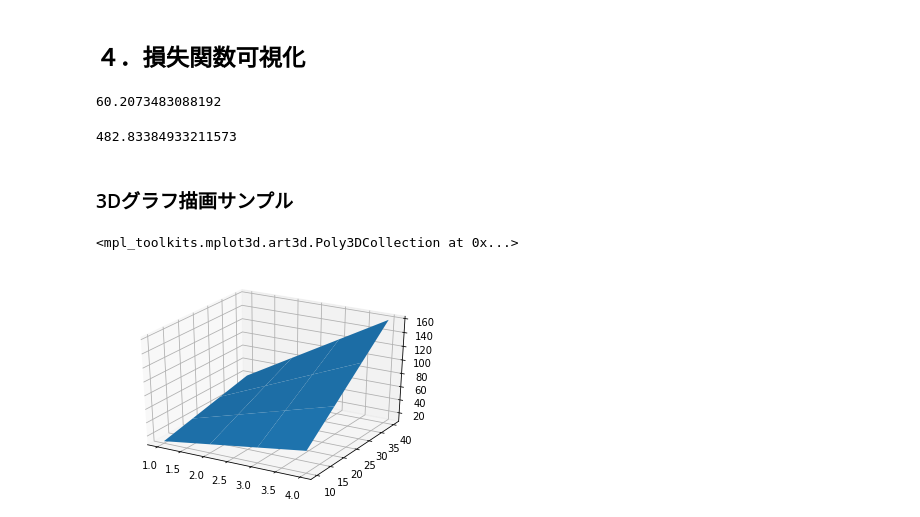
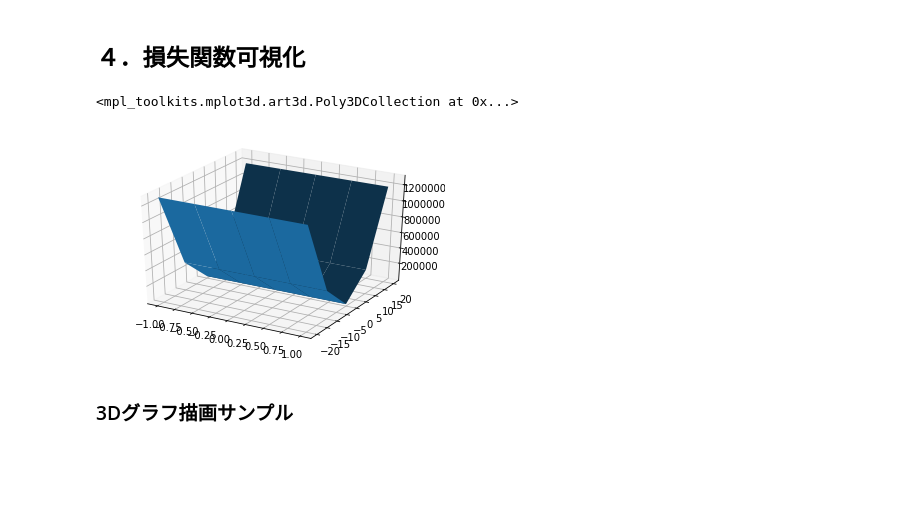
Before and after one commit to takunton/ds, a Jupyter notebook: work/ds_ml/udemy/section3_GradientDescent.ipynb, the cells around one changed output. Cells and saved outputs as stored; diff of their text form; code cells hidden in the pictures; blank space fills up the shorter version.

Commit message:
update 3d_graph

```diff
--- a/work/ds_ml/udemy/section3_GradientDescent.ipynb
+++ b/work/ds_ml/udemy/section3_GradientDescent.ipynb
@@ -45,14 +45,6 @@ Util.MlUtil.const_func(x=df['space'], y=df['rent'], theta_0=5, theta_1=7)
 138703.20244638805
 # %% [markdown]
 ## ４．損失関数可視化
-# %%
-Util.MlUtil.const_func(x=df['space'], y=df['rent'], theta_0=0.5, theta_1=0.5)
-# %% [output]
-60.2073483088192
-# %%
-Util.MlUtil.const_func(x=df['space'], y=df['rent'], theta_0=0, theta_1=0)
-# %% [output]
-482.83384933211573
 # %%
 import numpy as np
 import matplotlib.pyplot as plt
@@ -60,24 +53,19 @@ from mpl_toolkits.mplot3d import Axes3D
+# %%
+# 軸を定義
+x = np.linspace(-1, 1, 5)
+y = np.linspace(-20, 20, 5)
+
+# 配列の要素から格子列を生成する
+X, Y = np.meshgrid(x, y)
+# %%
+z = [Util.MlUtil.const_func(x=df['space'], y=df['rent'], theta_0=x, theta_1=y) for x, y in product(x, y)]
+z = np.array(z)
+Z = z.reshape(len(x), len(y))
+# %%
+ax = plt.axes(projection='3d')
+ax.plot_surface(X.T, Y.T, Z)
+# %% [output]
+<mpl_toolkits.mplot3d.art3d.Poly3DCollection at 0x...>
+[figure, added]
 # %% [markdown]
 ### 3Dグラフ描画サンプル
-# %%
-# x, y,z軸のサイズは揃える
-X = np.array([[1, 2, 3, 4],
-              [1, 2, 3, 4],
-              [1, 2, 3, 4],
-              [1, 2, 3, 4]])
-
-Y = np.array([[10, 10, 10, 10],
-              [20, 20, 20, 20],
-              [30, 30, 30, 30],
-              [40, 40, 40, 40]])
-
-Z = np.array([[ 10,  20,  30,  40],
-              [ 20,  40,  60,  80],
-              [ 30,  60,  90, 120],
-              [ 40,  80, 120, 160]])
-
-ax = plt.axes(projection='3d')
-ax.plot_surface(X, Y, Z)
-# %% [output]
-<mpl_toolkits.mplot3d.art3d.Poly3DCollection at 0x...>
-[figure, removed]
```
Also changed, not shown: parts of 8 cells of this notebook.
